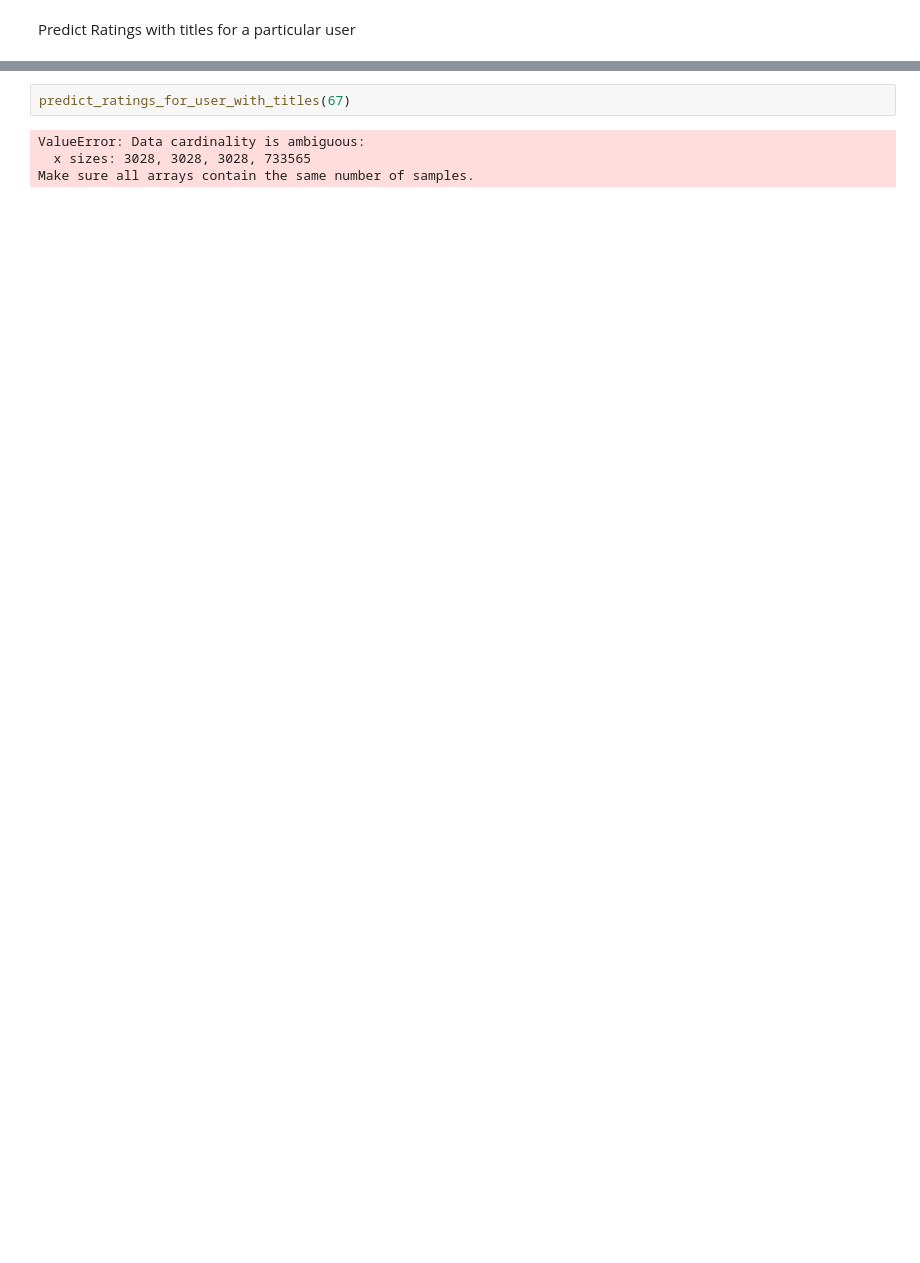
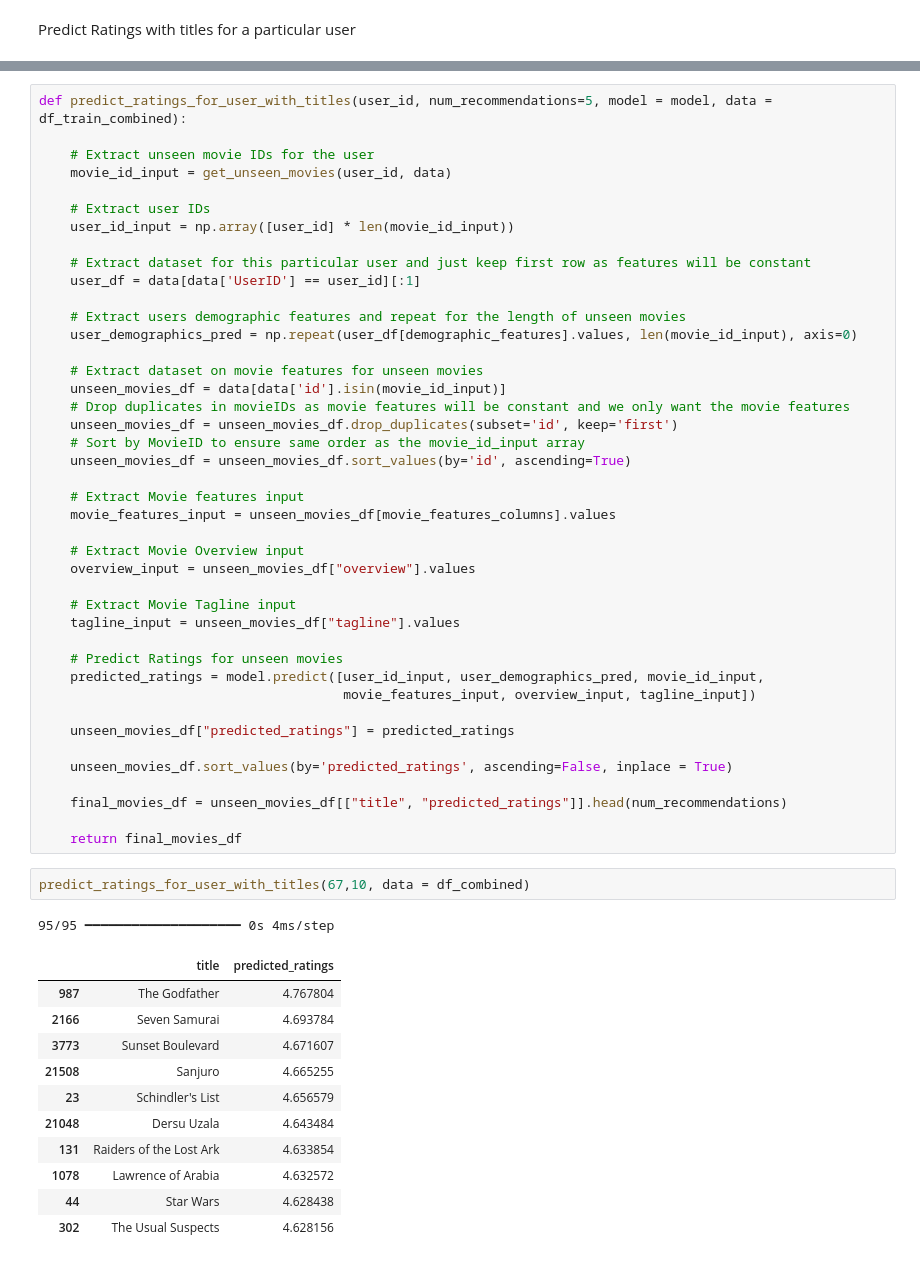
Before and after one commit to kenzverylayz/4222_Project, a Jupyter notebook: deep_learning.ipynb, the cells around one changed output, grey strips where cells are left out. Saved outputs shown, nothing was run; the diff lists cells and outputs as text; blank space fills up the shorter version.

Commit message:
Fully implemented, 5 epochs, batch size 128, with sigmoid

```diff
--- a/deep_learning.ipynb
+++ b/deep_learning.ipynb
@@ -286,6 +270,57 @@ def predict_ratings_for_user_with_titles(user_id, num_recommendations=5, model =
+# %%
+def predict_ratings_for_user_with_titles(user_id, num_recommendations=5, model = model, data = df_train_combined):
+
+    # Extract unseen movie IDs for the user
+    movie_id_input = get_unseen_movies(user_id, data)
+
+    # Extract user IDs
+    user_id_input = np.array([user_id] * len(movie_id_input))
+
+    # Extract dataset for this particular user and just keep first row as features will be constant
+    user_df = data[data['UserID'] == user_id][:1]
+
+    # Extract users demographic features and repeat for the length of unseen movies
+    user_demographics_pred = np.repeat(user_df[demographic_features].values, len(movie_id_input), axis=0)
+
+    # Extract dataset on movie features for unseen movies
+    unseen_movies_df = data[data['id'].isin(movie_id_input)]
+    # Drop duplicates in movieIDs as movie features will be constant and we only want the movie features
+    unseen_movies_df = unseen_movies_df.drop_duplicates(subset='id', keep='first')
+    # Sort by MovieID to ensure same order as the movie_id_input array
+    unseen_movies_df = unseen_movies_df.sort_values(by='id', ascending=True)
+
+    # Extract Movie features input
+    movie_features_input = unseen_movies_df[movie_features_columns].values
+
+    # Extract Movie Overview input
+    overview_input = unseen_movies_df["overview"].values
+
+    # Extract Movie Tagline input
+    tagline_input = unseen_movies_df["tagline"].values
+
+    # Predict Ratings for unseen movies
+    predicted_ratings = model.predict([user_id_input, user_demographics_pred, movie_id_input,
+                                       movie_features_input, overview_input, tagline_input])
+
+    unseen_movies_df["predicted_ratings"] = predicted_ratings
+
+    unseen_movies_df.sort_values(by='predicted_ratings', ascending=False, inplace = True)
+
+    final_movies_df = unseen_movies_df[["title", "predicted_ratings"]].head(num_recommendations)
+
+    return final_movies_df
 # %%
-predict_ratings_for_user_with_titles(67)
+predict_ratings_for_user_with_titles(67,10, data = df_combined)
 # %% [output]
-ValueError: Data cardinality is ambiguous:
-  x sizes: 3028, 3028, 3028, 733565
-Make sure all arrays contain the same number of samples.
+95/95 ━━━━━━━━━━━━━━━━━━━━ 0s 4ms/step
+|  | title | predicted_ratings |
+| 987 | The Godfather | 4.767804 |
+| 2166 | Seven Samurai | 4.693784 |
+| 3773 | Sunset Boulevard | 4.671607 |
+| 21508 | Sanjuro | 4.665255 |
+| 23 | Schindler's List | 4.656579 |
+| 21048 | Dersu Uzala | 4.643484 |
+| 131 | Raiders of the Lost Ark | 4.633854 |
+| 1078 | Lawrence of Arabia | 4.632572 |
+| 44 | Star Wars | 4.628438 |
+| 302 | The Usual Suspects | 4.628156 |
```
Also changed, not shown: parts of 26 cells of this notebook.
